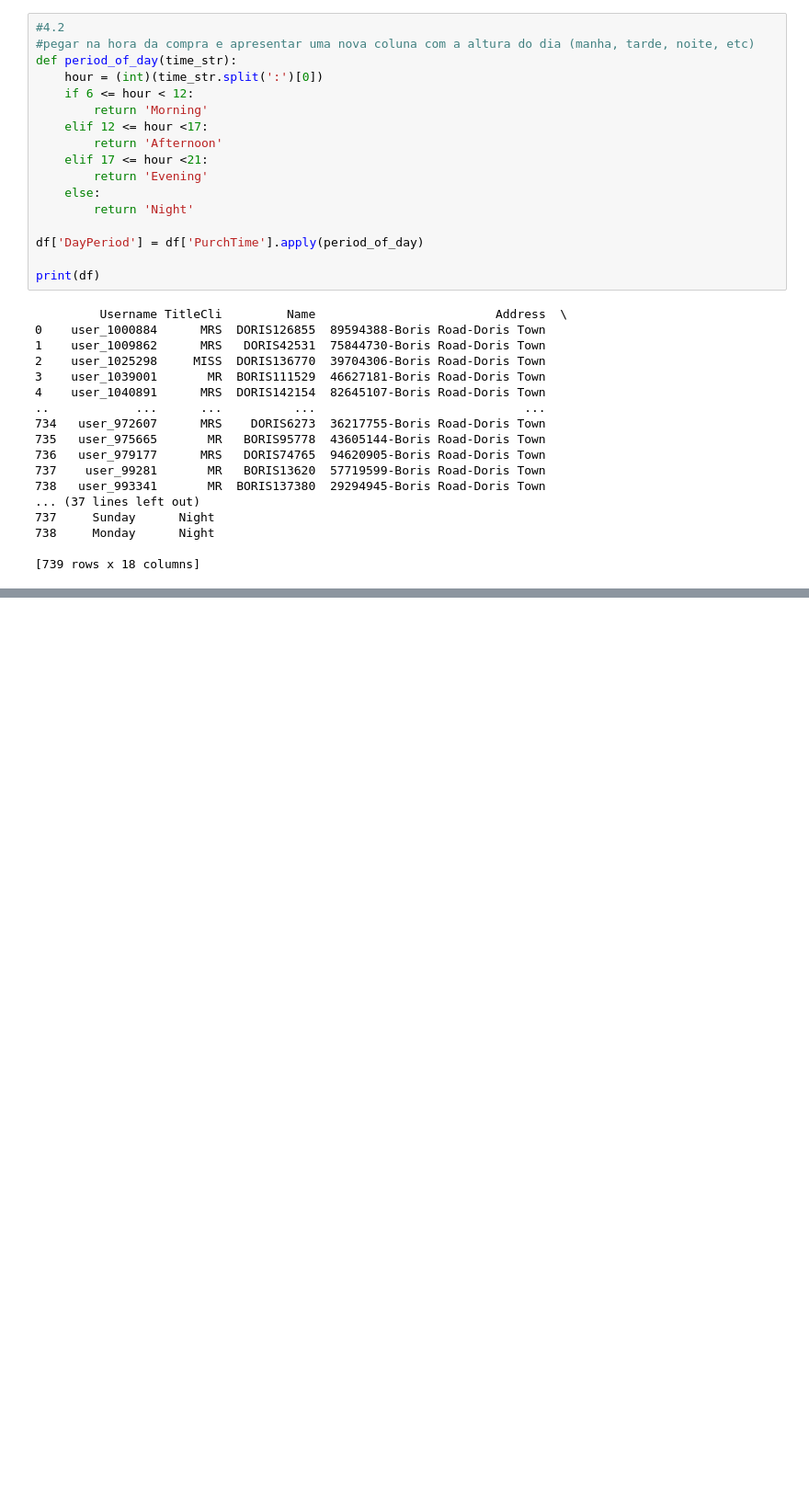
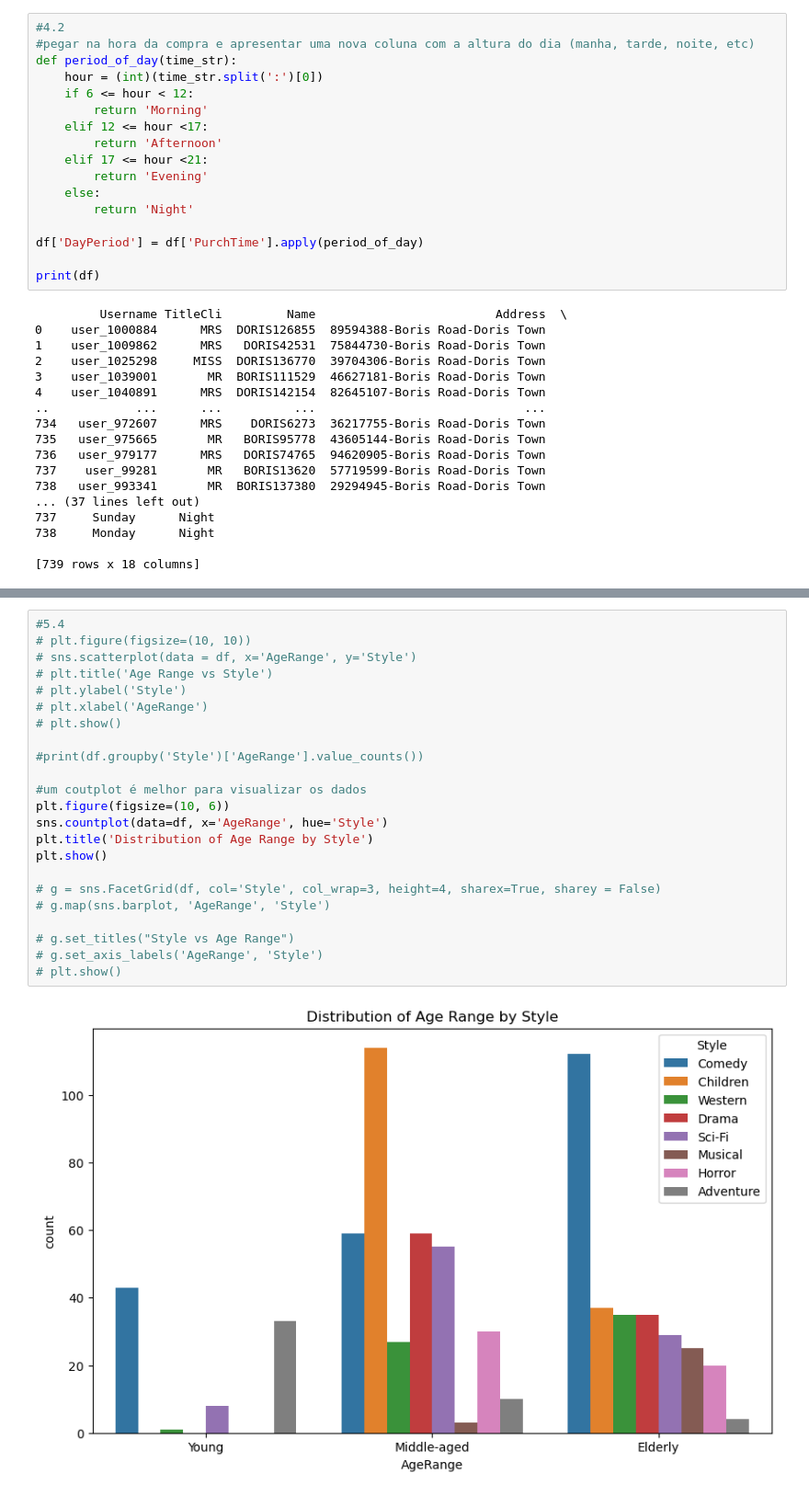
Before and after one commit to JoaoRFigueiredo/MEI-SIC, a Jupyter notebook: Ano1/MINDD/PL/aula2/ficha_2.ipynb, the cells around one changed output, grey strips where cells are left out. Shown at 92% size. Saved outputs shown, nothing was run; the diff lists cells and outputs as text; blank space fills up the shorter version.

```diff
--- a/Ano1/MINDD/PL/aula2/ficha_2.ipynb
+++ b/Ano1/MINDD/PL/aula2/ficha_2.ipynb
@@ -278,0 +393,25 @@ print(df)
+# %%
+#5.4
+# plt.figure(figsize=(10, 10))
+# sns.scatterplot(data = df, x='AgeRange', y='Style')
+# plt.title('Age Range vs Style')
+# plt.ylabel('Style')
+# plt.xlabel('AgeRange')
+# plt.show()
+
+#print(df.groupby('Style')['AgeRange'].value_counts())
+
+#um coutplot é melhor para visualizar os dados
+plt.figure(figsize=(10, 6))
+sns.countplot(data=df, x='AgeRange', hue='Style')
+plt.title('Distribution of Age Range by Style')
+plt.show()
+
+# g = sns.FacetGrid(df, col='Style', col_wrap=3, height=4, sharex=True, sharey = False)
+# g.map(sns.barplot, 'AgeRange', 'Style')
+
+# g.set_titles("Style vs Age Range")
+# g.set_axis_labels('AgeRange', 'Style')
+# plt.show()
+# %% [output]
+[figure, added]
```
Also changed, not shown: parts of 8 cells of this notebook, 1 other file.
